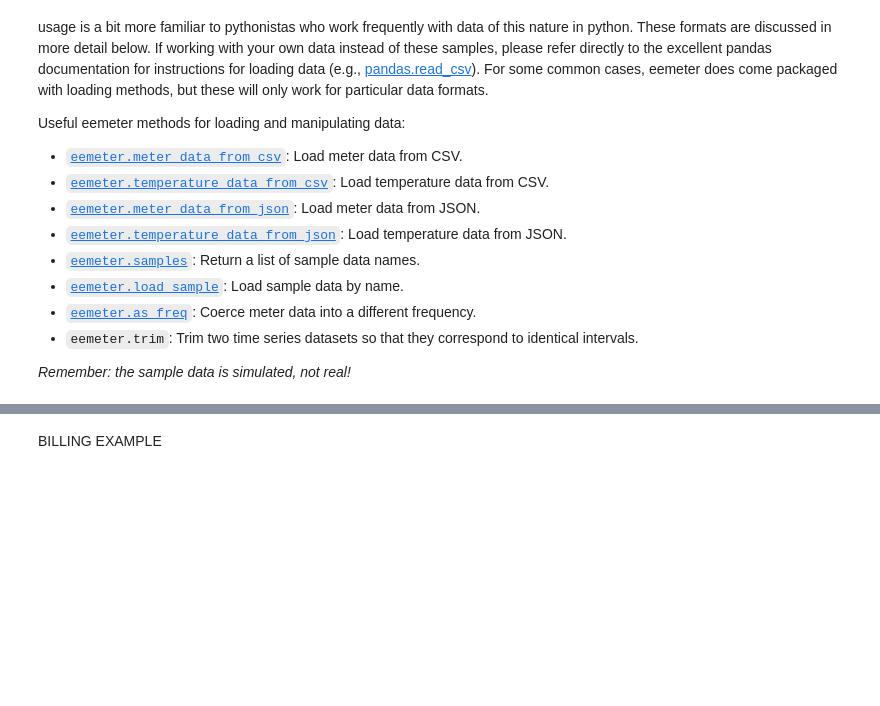
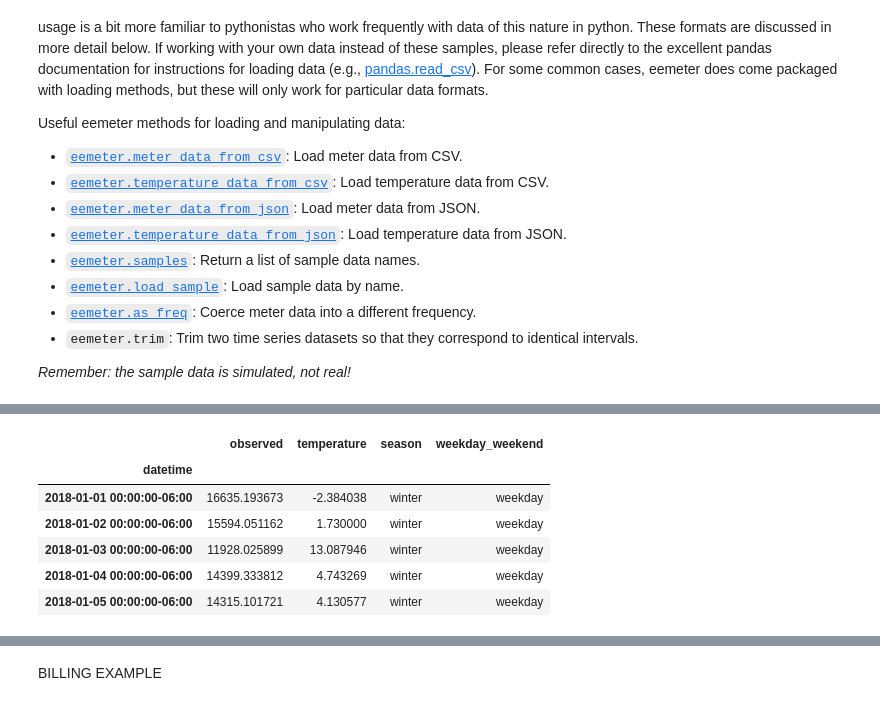
Before and after one commit to openeemeter/eemeter, a Jupyter notebook: scripts/daily_model_tutorial.ipynb, the cells around one changed output, grey strips where cells are left out. Cells and saved outputs as stored; diff of their text form; code cells hidden in the pictures; blank space fills up the shorter version.

```diff
--- a/scripts/daily_model_tutorial.ipynb
+++ b/scripts/daily_model_tutorial.ipynb
@@ -145,3 +103,13 @@ daily_reporting_data = em.DailyReportingData(df_reporting_n, is_electricity_data
+# %%
+daily_baseline_data.df.head()
+# %% [output]
+|  | observed | temperature | season | weekday_weekend |
+| datetime |  |  |  |  |
+| 2018-01-01 00:00:00-06:00 | 16635.193673 | -2.384038 | winter | weekday |
+| 2018-01-02 00:00:00-06:00 | 15594.051162 | 1.730000 | winter | weekday |
+| 2018-01-03 00:00:00-06:00 | 11928.025899 | 13.087946 | winter | weekday |
+| 2018-01-04 00:00:00-06:00 | 14399.333812 | 4.743269 | winter | weekday |
+| 2018-01-05 00:00:00-06:00 | 14315.101721 | 4.130577 | winter | weekday |
 # %%
 daily_model = em.DailyModel().fit(daily_baseline_data, ignore_disqualification=False)
 # %%
```
Also changed, not shown: parts of 18 cells of this notebook, 3 other files.
